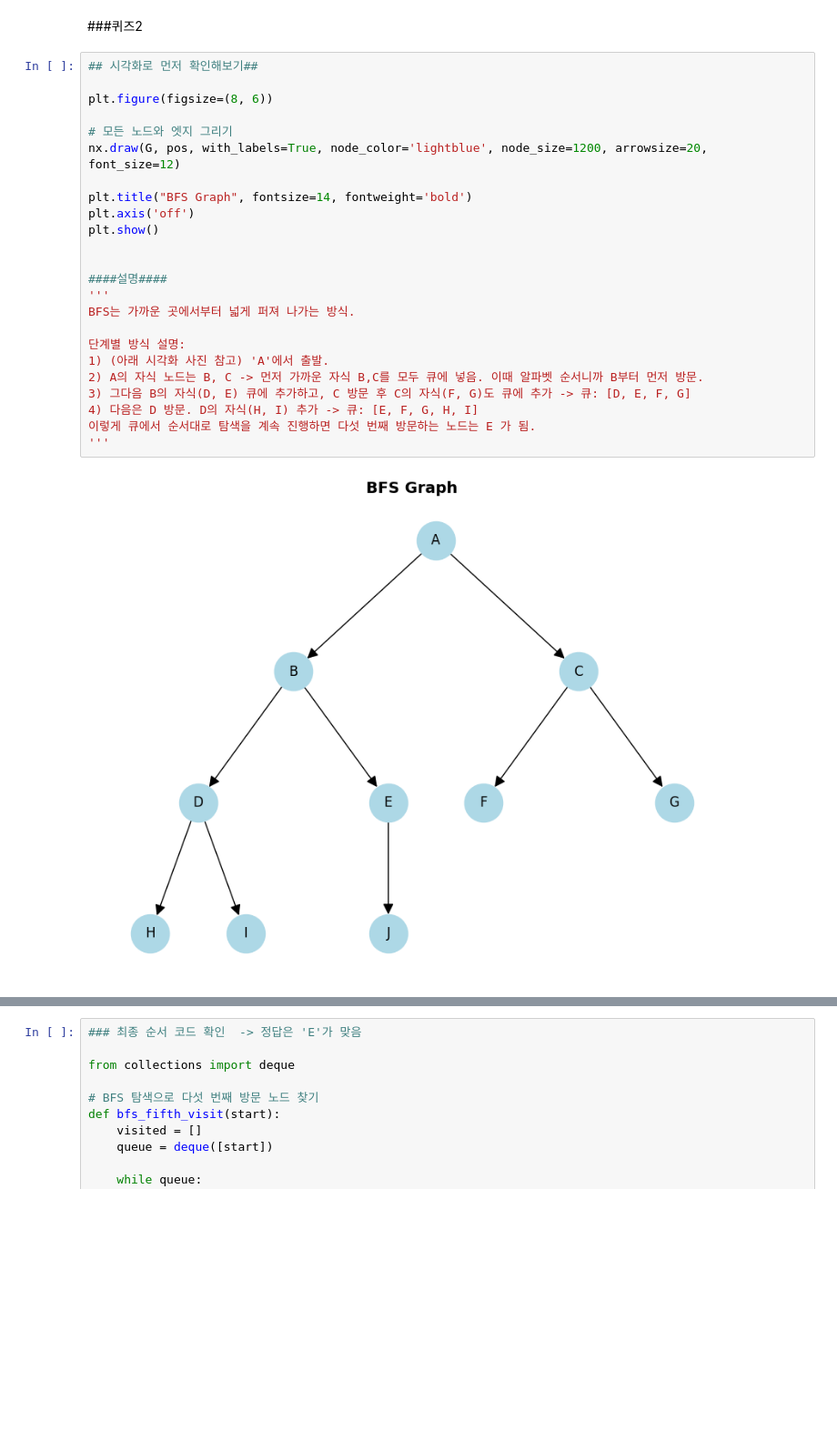
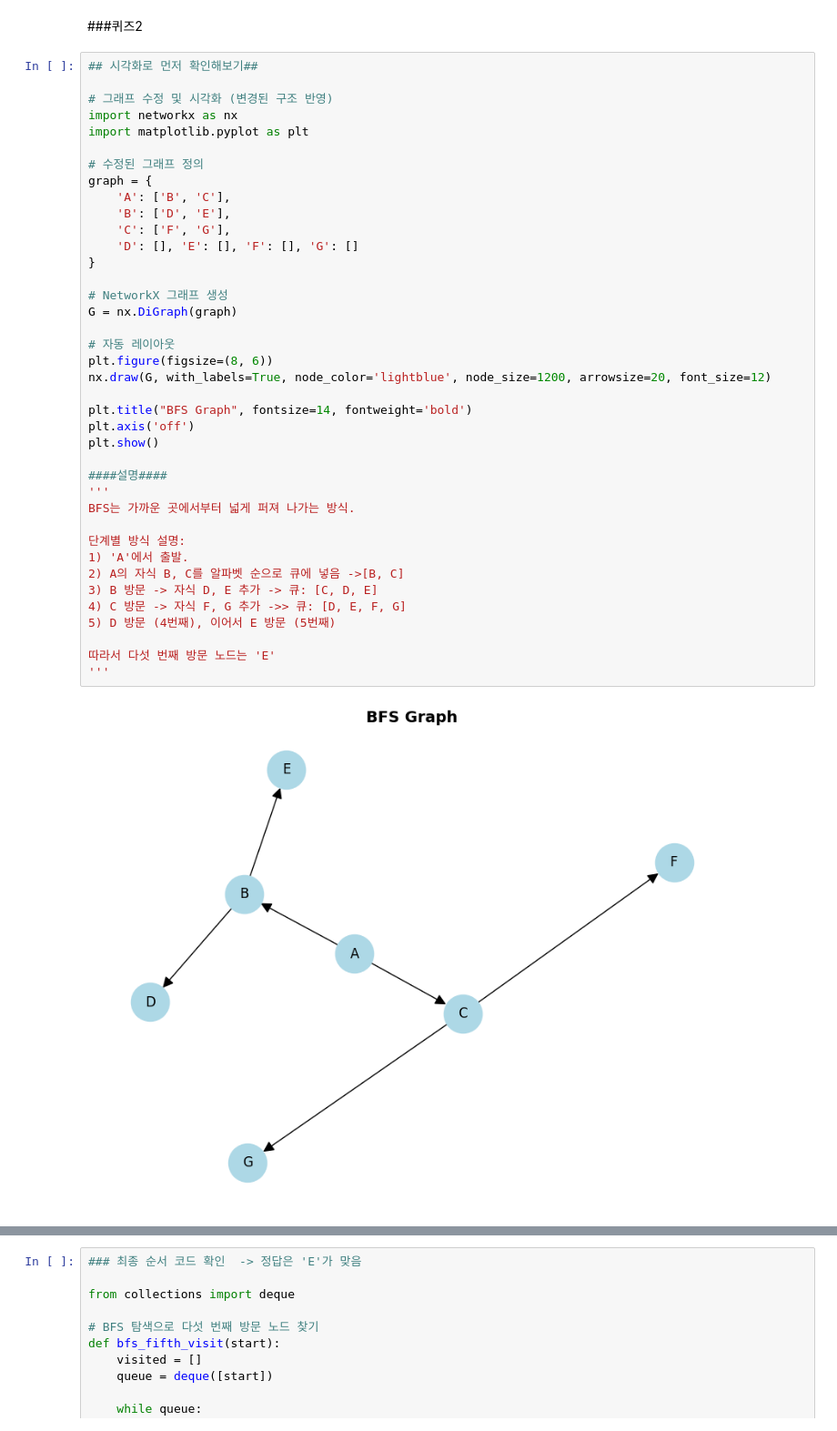
Before and after one commit to hajiny100/algo, a Jupyter notebook: 22200479_유하진.ipynb, the cells around one changed output, grey strips where cells are left out. Shown at 91% size. Cells and saved outputs as stored; diff of their text form; blank space fills up the shorter version.

```diff
--- a/22200479_유하진.ipynb
+++ b/22200479_유하진.ipynb
@@ -80,26 +80,41 @@ dfs('A')
 # %%
 ## 시각화로 먼저 확인해보기##
 
+# 그래프 수정 및 시각화 (변경된 구조 반영)
+import networkx as nx
+import matplotlib.pyplot as plt
+
+# 수정된 그래프 정의
+graph = {
+    'A': ['B', 'C'],
+    'B': ['D', 'E'],
+    'C': ['F', 'G'],
+    'D': [], 'E': [], 'F': [], 'G': []
+}
+
+# NetworkX 그래프 생성
+G = nx.DiGraph(graph)
+
+# 자동 레이아웃
 plt.figure(figsize=(8, 6))
-
-# 모든 노드와 엣지 그리기
-nx.draw(G, pos, with_labels=True, node_color='lightblue', node_size=1200, arrowsize=20, font_size=12)
+nx.draw(G, with_labels=True, node_color='lightblue', node_size=1200, arrowsize=20, font_size=12)
 
 plt.title("BFS Graph", fontsize=14, fontweight='bold')
 plt.axis('off')
 plt.show()
-
 
 ####설명####
 '''
 BFS는 가까운 곳에서부터 넓게 퍼져 나가는 방식.
 
 단계별 방식 설명:
-1) (아래 시각화 사진 참고) 'A'에서 출발.
-2) A의 자식 노드는 B, C -> 먼저 가까운 자식 B,C를 모두 큐에 넣음. 이때 알파벳 순서니까 B부터 먼저 방문.
-3) 그다음 B의 자식(D, E) 큐에 추가하고, C 방문 후 C의 자식(F, G)도 큐에 추가 -> 큐: [D, E, F, G]
-4) 다음은 D 방문. D의 자식(H, I) 추가 -> 큐: [E, F, G, H, I]
-이렇게 큐에서 순서대로 탐색을 계속 진행하면 다섯 번째 방문하는 노드는 E 가 됨.
+1) 'A'에서 출발.
+2) A의 자식 B, C를 알파벳 순으로 큐에 넣음 ->[B, C]
+3) B 방문 -> 자식 D, E 추가 -> 큐: [C, D, E]
+4) C 방문 -> 자식 F, G 추가 ->> 큐: [D, E, F, G]
+5) D 방문 (4번째), 이어서 E 방문 (5번째)
+
+따라서 다섯 번째 방문 노드는 'E'
 '''
 # %% [output]
-[figure, old version]
+[figure, new version]
```
Also changed, not shown: parts of 1 cell of this notebook.
